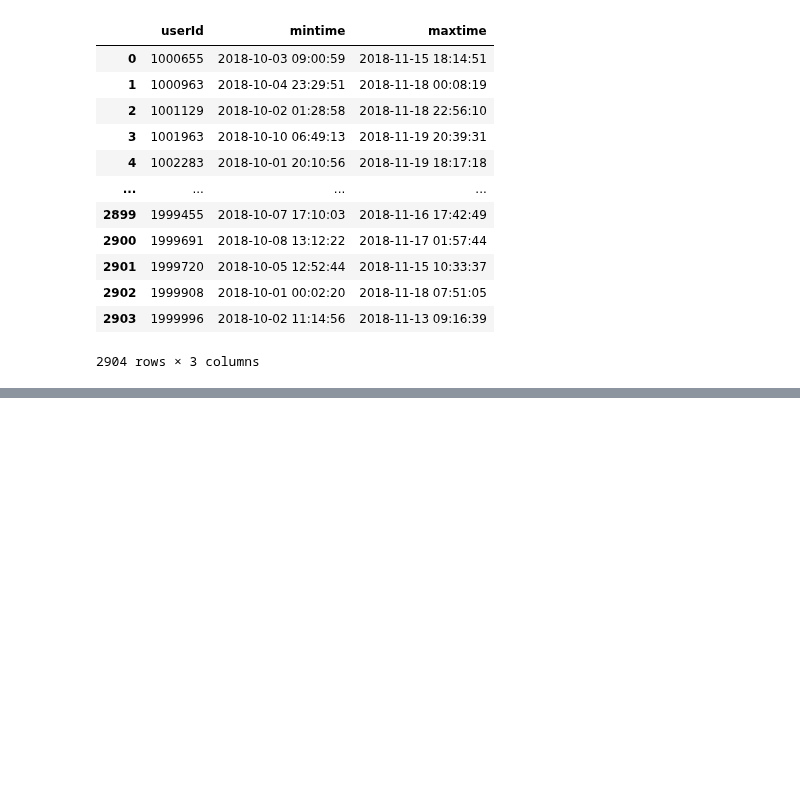
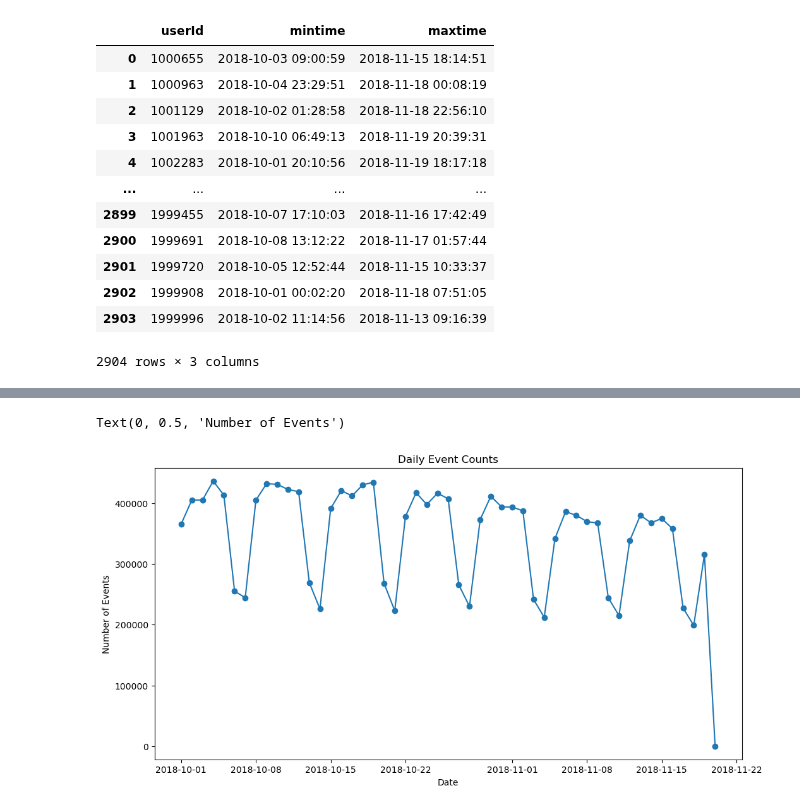
Before and after one commit to Martinoor/datascience, a Jupyter notebook: EDA_test.ipynb, the cells around one changed output, grey strips where cells are left out. Drawn from its saved outputs; the diff is of its cells as text; code cells hidden in the pictures; blank space fills up the shorter version.

```diff
--- a/EDA_test.ipynb
+++ b/EDA_test.ipynb
@@ -176,0 +221,23 @@ test
+# %%
+# Ensure time column is in datetime with ms precision
+train["time"] = pd.to_datetime(train["time"], unit="ms")
+
+# Extract date
+train["date"] = train["time"].dt.date
+
+# Group by date and count rows
+daily_counts = (
+    train.groupby("date")
+         .size()
+         .reset_index(name="count")
+         .sort_values("date")
+)
+# %%
+plt.figure(figsize=(12, 6))
+plt.plot(daily_counts["date"], daily_counts["count"], marker='o')
+plt.title("Daily Event Counts")
+plt.xlabel("Date")
+plt.ylabel("Number of Events")
+# %% [output]
+Text(0, 0.5, 'Number of Events')
+[figure, added]
```
Also changed, not shown: parts of 11 cells of this notebook, 1 other file.
